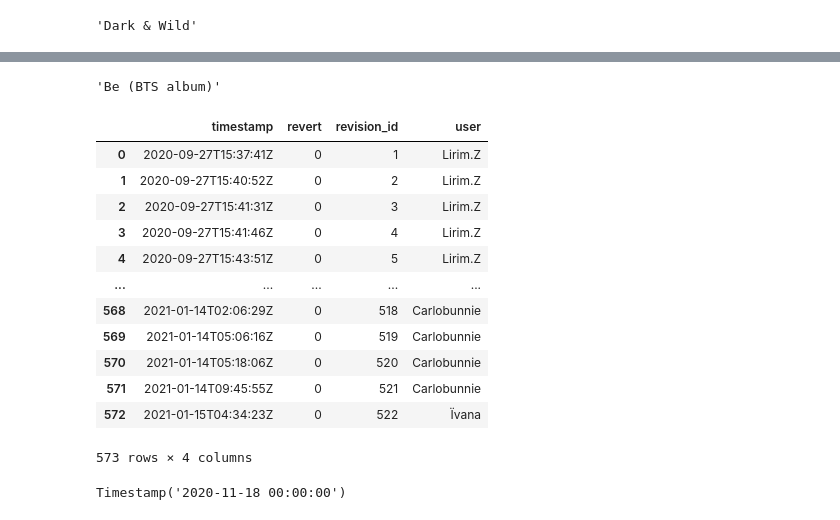
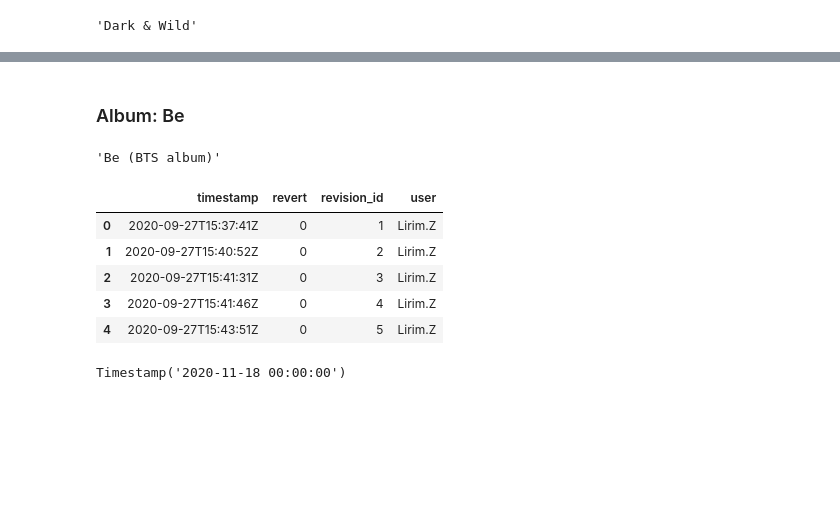
Before and after one commit to dliu9999/Fandom-Online-Collaboration, a Jupyter notebook: notebooks/album release.ipynb, the cells around one changed output, grey strips where cells are left out. Cells and saved outputs as stored; diff of their text form; code cells hidden in the pictures; blank space fills up the shorter version.

Commit message:
album graphs

```diff
--- a/notebooks/album release.ipynb
+++ b/notebooks/album release.ipynb
@@ -190,7 +195,7 @@ def lightdump_read_n(fp, n = 100):
                 df = df.append(row, ignore_index = True)
     dataframes.append(df)
 
-    return titles, dataframes
+    return [titles, dataframes]
 # %%
 #Check bts album time series data
 fp = "../data/raw/light_dump/bts_albums.txt"
@@ -218,23 +218,18 @@ dfs[0]
+# %% [markdown]
+### Album: Be
 # %%
 titles[4]
 # %% [output]
 'Be (BTS album)'
 # %%
-dfs[4]
+dfs[4].head()
 # %% [output]
 |  | timestamp | revert | revision_id | user |
 | 0 | 2020-09-27T15:37:41Z | 0 | 1 | Lirim.Z |
 | 1 | 2020-09-27T15:40:52Z | 0 | 2 | Lirim.Z |
 | 2 | 2020-09-27T15:41:31Z | 0 | 3 | Lirim.Z |
 | 3 | 2020-09-27T15:41:46Z | 0 | 4 | Lirim.Z |
 | 4 | 2020-09-27T15:43:51Z | 0 | 5 | Lirim.Z |
-| ... | ... | ... | ... | ... |
-| 568 | 2021-01-14T02:06:29Z | 0 | 518 | Carlobunnie |
-| 569 | 2021-01-14T05:06:16Z | 0 | 519 | Carlobunnie |
-| 570 | 2021-01-14T05:18:06Z | 0 | 520 | Carlobunnie |
-| 571 | 2021-01-14T09:45:55Z | 0 | 521 | Carlobunnie |
-| 572 | 2021-01-15T04:34:23Z | 0 | 522 | Ïvana |
-573 rows × 4 columns
 # %%
 start, end = date_range("November 20, 2020")
 start
```
Also changed, not shown: parts of 17 cells of this notebook, 1 other file.
